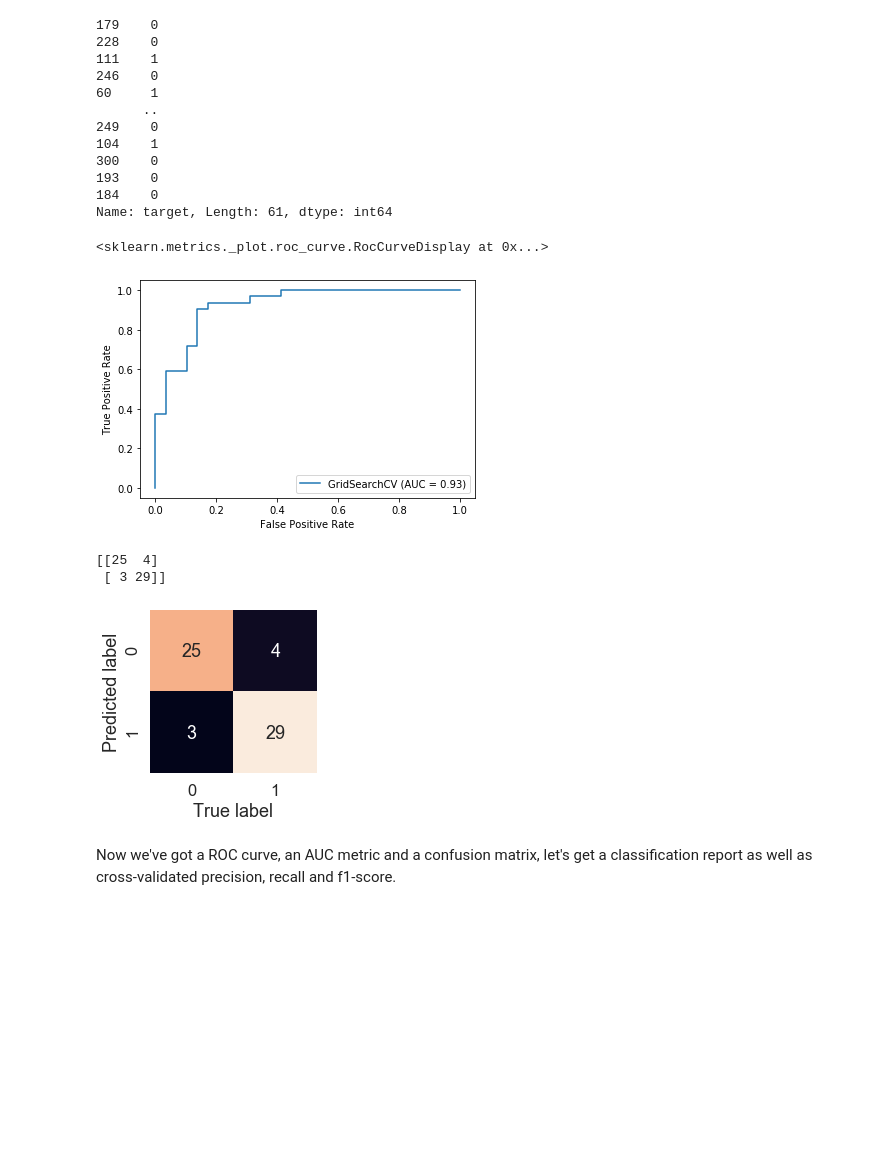
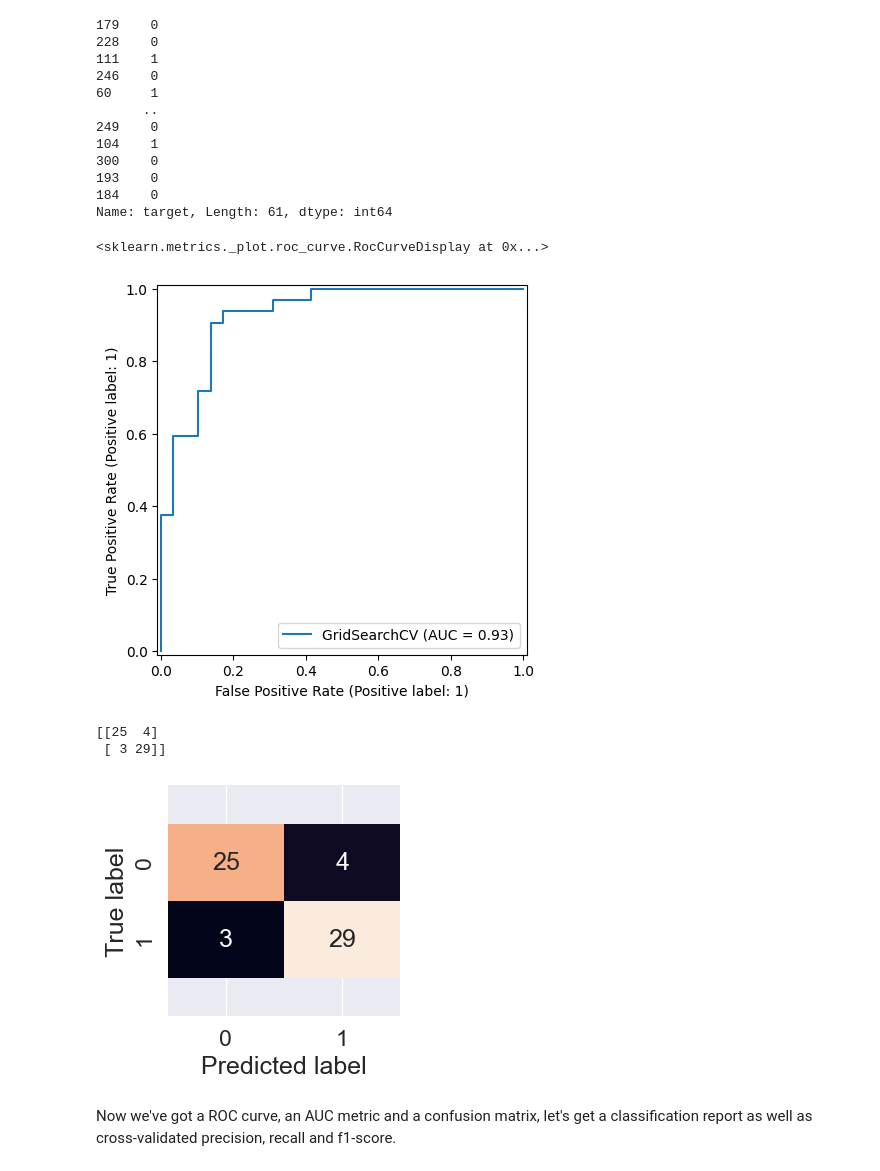
Before and after one commit to mrdbourke/zero-to-mastery-ml, a Jupyter notebook: section-3-structured-data-projects/end-to-end-heart-disease-classification-video.ipynb, the cells around one changed output. Saved outputs shown, nothing was run; the diff lists cells and outputs as text; code cells hidden in the pictures; blank space fills up the shorter version.

Commit message:
Updated ROC Curve and Confusion Matrix Figure

```diff
--- a/section-3-structured-data-projects/end-to-end-heart-disease-classification-video.ipynb
+++ b/section-3-structured-data-projects/end-to-end-heart-disease-classification-video.ipynb
@@ -754,10 +729,10 @@ y_test
 Name: target, Length: 61, dtype: int64
 # %%
 # Plot ROC curve and calculate and calculate AUC metric
-plot_roc_curve(gs_log_reg, X_test, y_test)
+RocCurveDisplay.from_estimator(gs_log_reg, X_test, y_test)
 # %% [output]
 <sklearn.metrics._plot.roc_curve.RocCurveDisplay at 0x...>
-[figure, old version]
+[figure, new version]
 # %%
 # Confusion matrix
 print(confusion_matrix(y_test, y_preds))
@@ -775,15 +750,15 @@ def plot_conf_mat(y_test, y_preds):
     ax = sns.heatmap(confusion_matrix(y_test, y_preds),
                      annot=True,
                      cbar=False)
-    plt.xlabel("True label")
-    plt.ylabel("Predicted label")
+    plt.xlabel("Predicted label")
+    plt.ylabel("True label")
 
     bottom, top = ax.get_ylim()
     ax.set_ylim(bottom + 0.5, top - 0.5)
 
 plot_conf_mat(y_test, y_preds)
 # %% [output]
-[figure, old version]
+[figure, new version]
 # %% [markdown]
 Now we've got a ROC curve, an AUC metric and a confusion matrix, let's get a classification report as well as cross-validated precision, recall and f1-score.
 # %%
```
Also changed, not shown: parts of 19 cells of this notebook.
